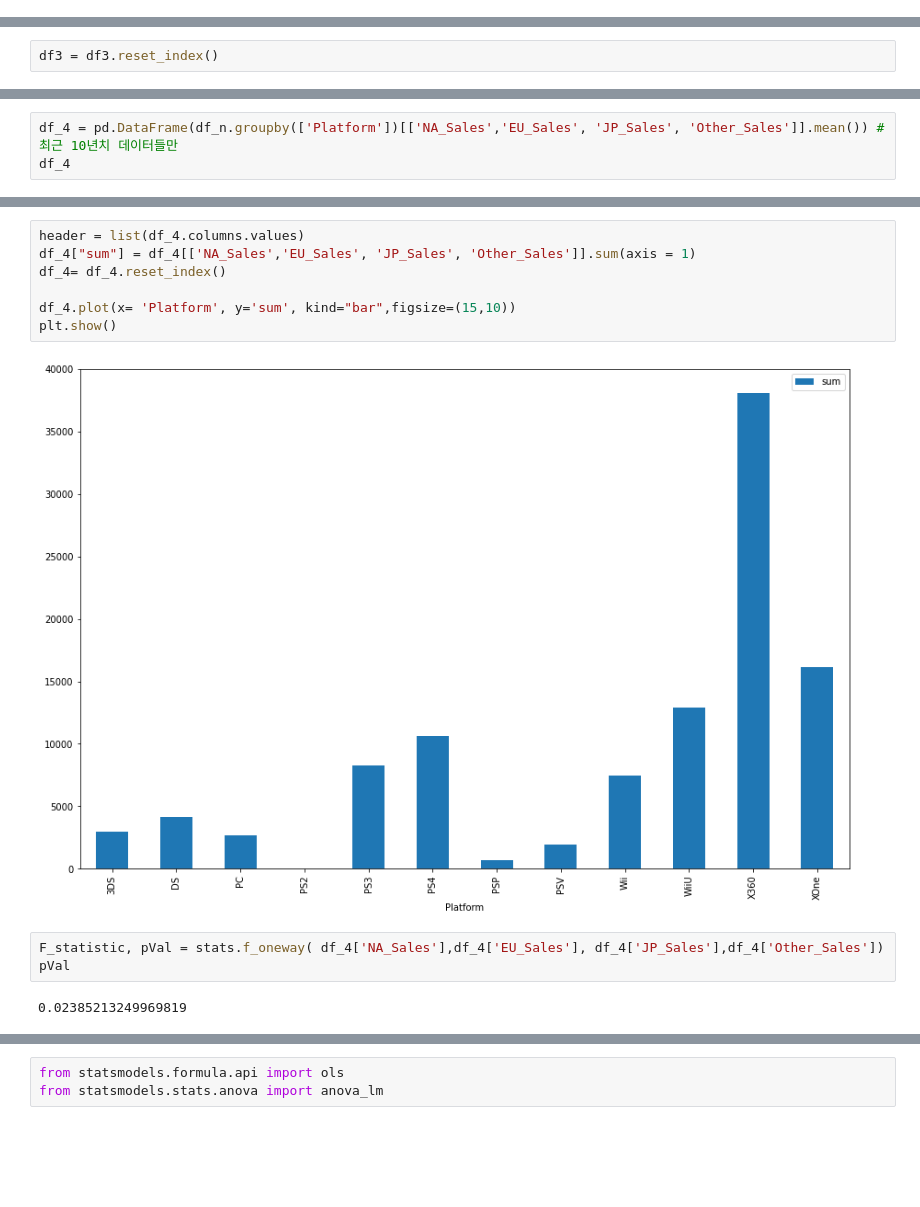
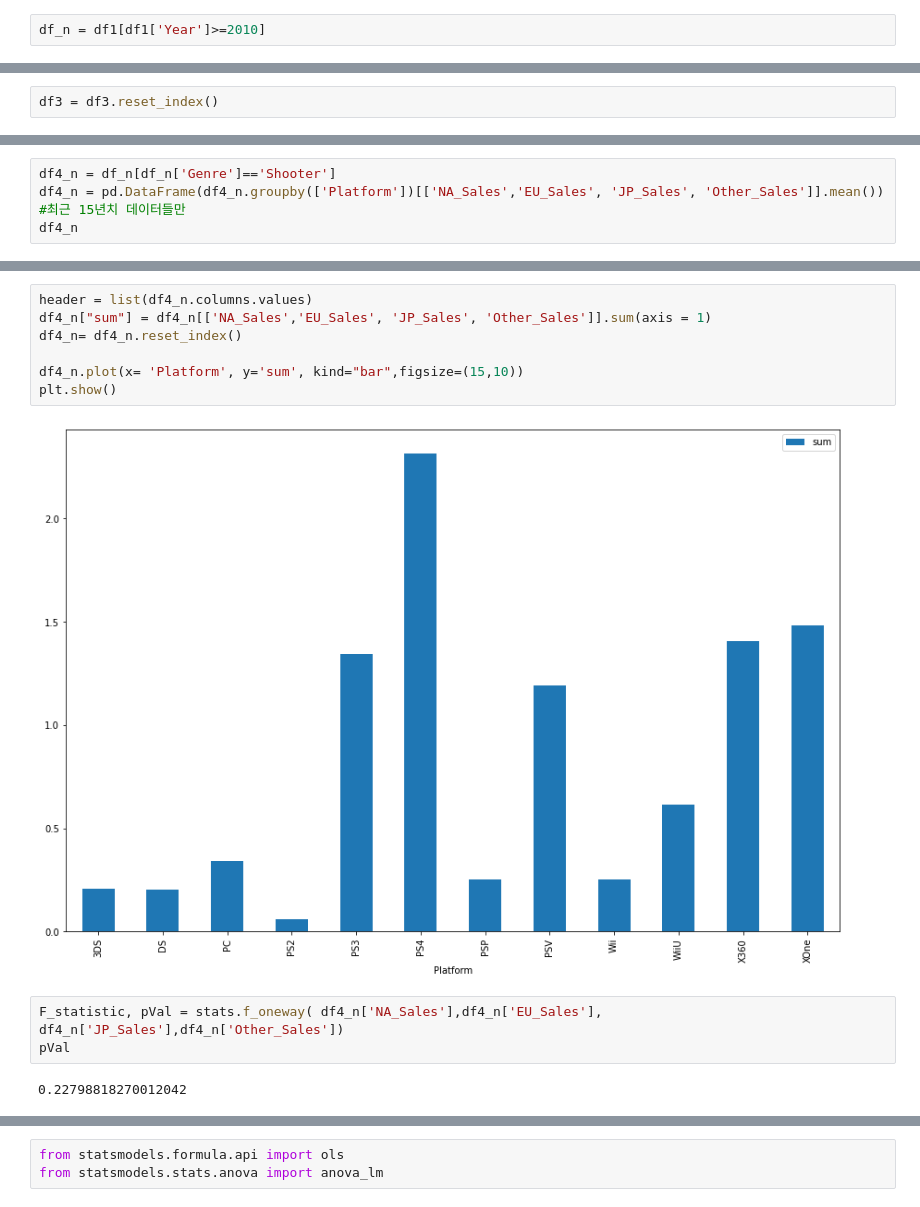
Before and after one commit to nojihun/save, a Jupyter notebook: AI_05_노지훈_section1.ipynb, the cells around one changed output, grey strips where cells are left out. Cells and saved outputs as stored; diff of their text form; blank space fills up the shorter version.

```diff
--- a/AI_05_노지훈_section1.ipynb
+++ b/AI_05_노지훈_section1.ipynb
@@ -145,6 +144,8 @@ df1
 | 15695 | Toukiden: The Age of Demons | PSV | 2013.0 | Action | Tecmo Koei | 0.05 | 0.05 | 0.25 | 0.03 |
 | 15696 | The King of Fighters '95 | PS | 1996.0 | Fighting | Sony Computer Entertainment | 0.00 | 0.00 | 0.16 | 0.01 |
 15697 rows × 9 columns
+# %%
+df_n = df1[df1['Year']>=2010]
 # %%
 # 장르와 지역
 
@@ -301,6 +354,7 @@ plt.show()
 # %%
-df_4 = pd.DataFrame(df_n.groupby(['Platform'])[['NA_Sales','EU_Sales', 'JP_Sales', 'Other_Sales']].mean()) #최근 10년치 데이터들만
-df_4
+df4_n = df_n[df_n['Genre']=='Shooter']
+df4_n = pd.DataFrame(df4_n.groupby(['Platform'])[['NA_Sales','EU_Sales', 'JP_Sales', 'Other_Sales']].mean()) #최근 15년치 데이터들만
+df4_n
 # %% [output]
 |  | NA_Sales | EU_Sales | JP_Sales | Other_Sales |
 | Platform |  |  |  |  |
@@ -319,14 +373,14 @@ df_4
 # %%
-header = list(df_4.columns.values)
-df_4["sum"] = df_4[['NA_Sales','EU_Sales', 'JP_Sales', 'Other_Sales']].sum(axis = 1)
-df_4= df_4.reset_index()
+header = list(df4_n.columns.values)
+df4_n["sum"] = df4_n[['NA_Sales','EU_Sales', 'JP_Sales', 'Other_Sales']].sum(axis = 1)
+df4_n= df4_n.reset_index()
 
-df_4.plot(x= 'Platform', y='sum', kind="bar",figsize=(15,10))
+df4_n.plot(x= 'Platform', y='sum', kind="bar",figsize=(15,10))
 plt.show()
 # %% [output]
-[figure, old version]
+[figure, new version]
 # %%
-F_statistic, pVal = stats.f_oneway( df_4['NA_Sales'],df_4['EU_Sales'], df_4['JP_Sales'],df_4['Other_Sales'])
+F_statistic, pVal = stats.f_oneway( df4_n['NA_Sales'],df4_n['EU_Sales'], df4_n['JP_Sales'],df4_n['Other_Sales'])
 pVal
 # %% [output]
-0.02385213249969819
+0.22798818270012042
```
Also changed, not shown: parts of 35 cells of this notebook.
